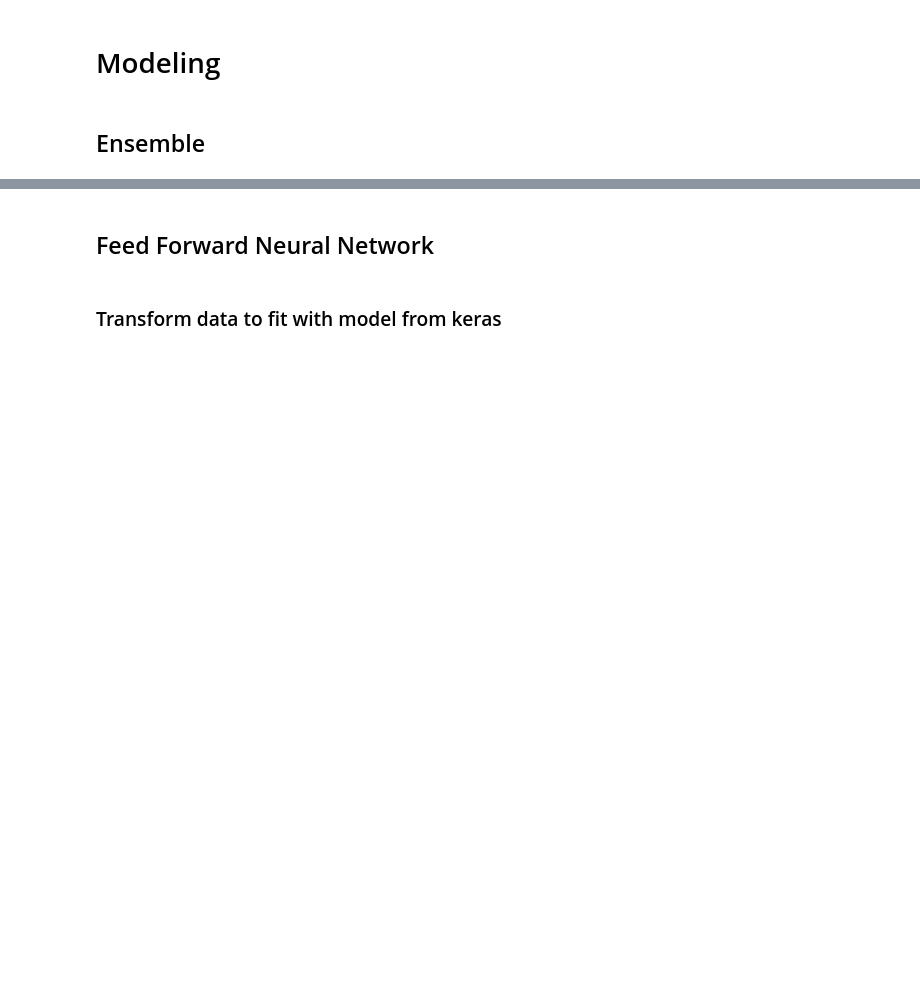
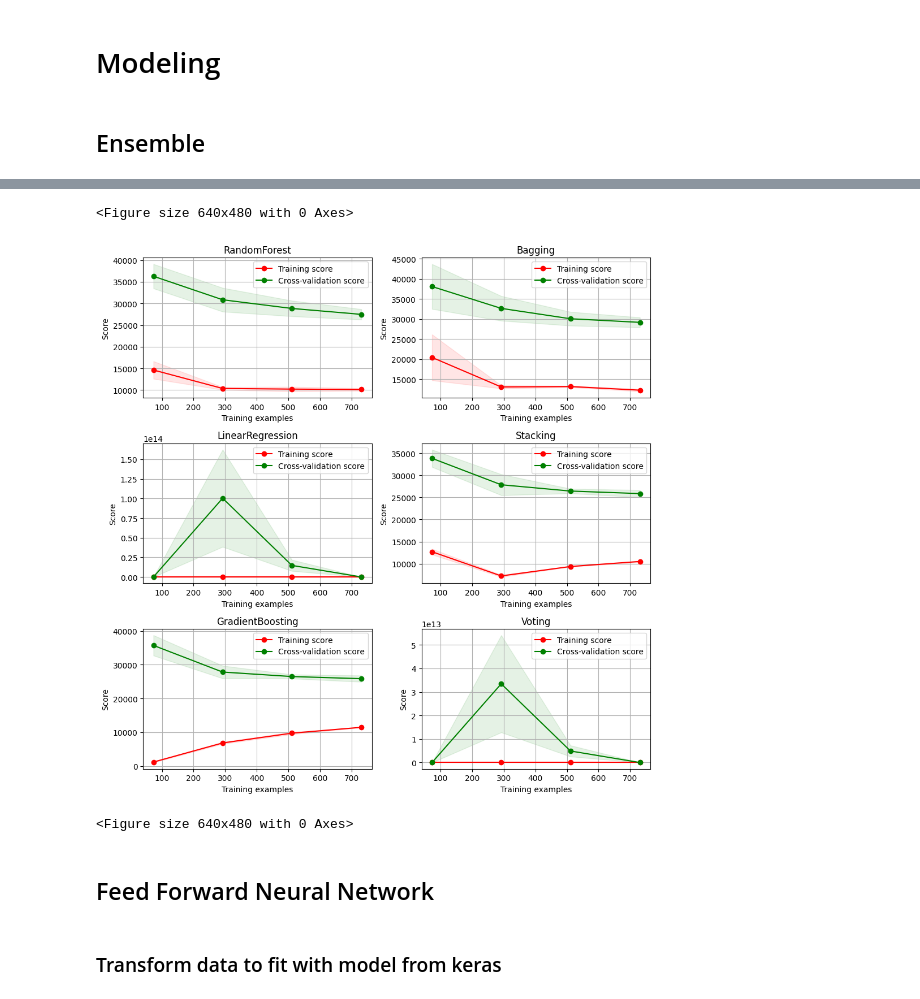
Before and after one commit to quocanh944/AmesHousingML, a Jupyter notebook: final.ipynb, the cells around one changed output, grey strips where cells are left out. Drawn from its saved outputs; the diff is of its cells as text; code cells hidden in the pictures; blank space fills up the shorter version.

Commit message:
merge branch ensemble

```diff
--- a/final.ipynb
+++ b/final.ipynb
@@ -579,0 +582,3 @@ RMSE: 26097.48501906697
+# %%
+X = pd.get_dummies(X, drop_first=True)
+X_train, X_test, y_train, y_test = train_test_split(X, y, test_size=0.5, random_state=42)
@@ -581,0 +679,13 @@ RMSE: 26097.48501906697
+# %%
+from sklearn.ensemble import VotingRegressor
+
+# Khởi tạo và huấn luyện mô hình LinearRegression
+ereg = VotingRegressor([("gb", gb_model), ("rf", rf_model), ("lr", lr_model)])
+ereg.fit(X, y)
+
+y_pred_ereg = ereg.predict(X_test)
+
+# Đánh giá mô hình
+evaluation_results = evaluate_model(y_test, y_pred_ereg)
+for metric, value in evaluation_results.items():
+    print(f"{metric}: {value}")
@@ -582,3 +764,66 @@ RMSE: 26097.48501906697
+# %%
+from sklearn.model_selection import learning_curve
+
+def plot_learning_curves(estimators, titles, X, y, ylim=None, cv=None,
+                        n_jobs=-1, train_sizes=np.linspace(.1, 1.0, 4)):
+    """Generate a simple plot of the test and training learning curve"""
+    nrows = len(estimators)//2
+    ncols = (len(estimators)//nrows)+ (0 if len(estimators) % nrows == 0 else 1)
+    plt.figure(1)
+    fig, axes = plt.subplots(nrows, ncols, figsize=(10, 10))
+
+    n = 0
+    for col in range(ncols):
+        for row in range(nrows):
+            estimator = estimators[n]
+            title = titles[n]
+            axes[row,col].set_title(title)
+
+            if ylim is not None:
+                axes[row,col].set_ylim(*ylim)
+
+            axes[row,col].set_xlabel("Training examples")
+            axes[row,col].set_ylabel("Score")
+
+            train_sizes, train_scores, test_scores = learning_curve(estimator,
+                    X, y, cv=cv, n_jobs=n_jobs, train_sizes=train_sizes,
+                    scoring="neg_mean_squared_error")
+
+            train_scores = np.sqrt(-train_scores)
+            test_scores = np.sqrt(-test_scores)
+
+            train_scores_mean = np.mean(train_scores, axis=1)
+            train_scores_std = np.std(train_scores, axis=1)
+            test_scores_mean = np.mean(test_scores, axis=1)
+            test_scores_std = np.std(test_scores, axis=1)
+            axes[row,col].grid()
+
+            axes[row,col].fill_between(train_sizes, train_scores_mean - train_scores_std,
+                             train_scores_mean + train_scores_std, alpha=0.1,
+                     color="r")
+            axes[row,col].fill_between(train_sizes, test_scores_mean - test_scores_std,
+                     test_scores_mean + test_scores_std, alpha=0.1, color="g")
+            axes[row,col].plot(train_sizes, train_scores_mean, 'o-', color="r",
+                     label="Training score")
+            axes[row,col].plot(train_sizes, test_scores_mean, 'o-', color="g",
+                     label="Cross-validation score")
+            axes[row,col].legend(loc="best")
+
+            n += 1
+    plt.tight_layout()
+    plt.show()
+    plt.gcf().clear()
+
+
+
+estimators = [rf_model,lr_model,gb_model,bagging_model,stacking_model,ereg]
+titles = ["RandomForest","LinearRegression","GradientBoosting","Bagging","Stacking","Voting"]
+
+plot_learning_curves(estimators, titles, X_train, y_train, cv=2 ,n_jobs=4)
+# %% [output]
+<Figure size 640x480 with 0 Axes>
+[figure, added]
+<Figure size 640x480 with 0 Axes>
 # %% [markdown]
 ## Feed Forward Neural Network
 # %% [markdown]
```
Also changed, not shown: parts of 14 cells of this notebook.
